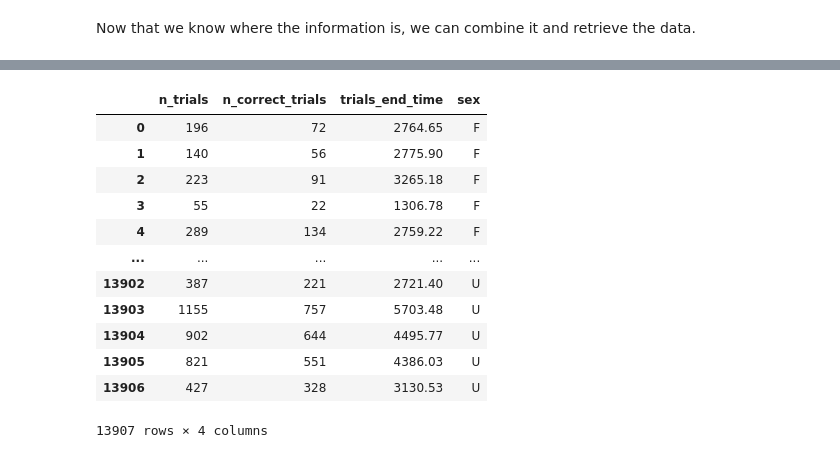
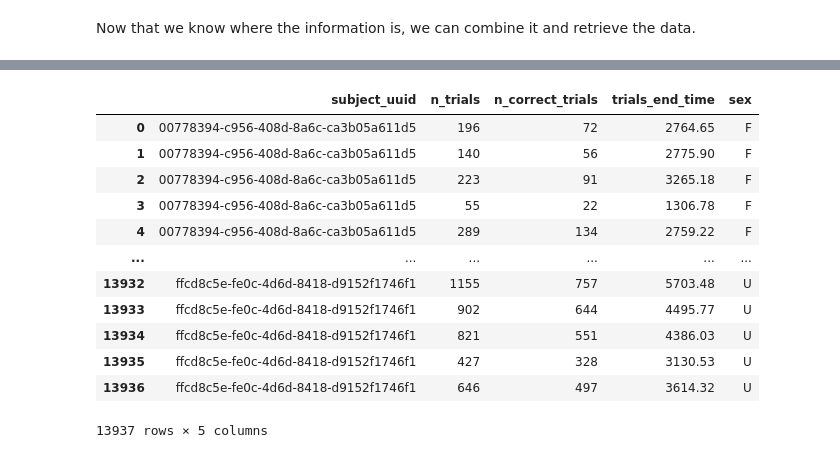
Before and after one commit to cskrasniak/behavior_analysis_demo, a Jupyter notebook: simple_analysis_example.ipynb, the cells around one changed output, grey strips where cells are left out. Cells and saved outputs as stored; diff of their text form; code cells hidden in the pictures.

```diff
--- a/simple_analysis_example.ipynb
+++ b/simple_analysis_example.ipynb
@@ -88,19 +82,20 @@ Total: 13907
 # %%
 ## Fetch the data as a pandas dataframe
-data = data_to_fetch.fetch('n_trials','n_correct_trials','trials_end_time','sex',as_dict=True)
+# There's a lot of extraneous info in there, so we'll only fetch the interesting data types listed below
+data = data_to_fetch.fetch('subject_uuid','n_trials','n_correct_trials','trials_end_time','sex',as_dict=True)
 data = pd.DataFrame(data)
-print(data)
+data
 # %% [output]
-|  | n_trials | n_correct_trials | trials_end_time | sex |
-| 0 | 196 | 72 | 2764.65 | F |
-| 1 | 140 | 56 | 2775.90 | F |
-| 2 | 223 | 91 | 3265.18 | F |
-| 3 | 55 | 22 | 1306.78 | F |
-| 4 | 289 | 134 | 2759.22 | F |
-| ... | ... | ... | ... | ... |
-| 13902 | 387 | 221 | 2721.40 | U |
-| 13903 | 1155 | 757 | 5703.48 | U |
-| 13904 | 902 | 644 | 4495.77 | U |
-| 13905 | 821 | 551 | 4386.03 | U |
-| 13906 | 427 | 328 | 3130.53 | U |
+|  | subject_uuid | n_trials | n_correct_trials | trials_end_time | sex |
+| 0 | 00778394-c956-408d-8a6c-ca3b05a611d5 | 196 | 72 | 2764.65 | F |
+| 1 | 00778394-c956-408d-8a6c-ca3b05a611d5 | 140 | 56 | 2775.90 | F |
+| 2 | 00778394-c956-408d-8a6c-ca3b05a611d5 | 223 | 91 | 3265.18 | F |
+| 3 | 00778394-c956-408d-8a6c-ca3b05a611d5 | 55 | 22 | 1306.78 | F |
+| 4 | 00778394-c956-408d-8a6c-ca3b05a611d5 | 289 | 134 | 2759.22 | F |
+| ... | ... | ... | ... | ... | ... |
+| 13932 | ffcd8c5e-fe0c-4d6d-8418-d9152f1746f1 | 1155 | 757 | 5703.48 | U |
+| 13933 | ffcd8c5e-fe0c-4d6d-8418-d9152f1746f1 | 902 | 644 | 4495.77 | U |
+| 13934 | ffcd8c5e-fe0c-4d6d-8418-d9152f1746f1 | 821 | 551 | 4386.03 | U |
+| 13935 | ffcd8c5e-fe0c-4d6d-8418-d9152f1746f1 | 427 | 328 | 3130.53 | U |
+| 13936 | ffcd8c5e-fe0c-4d6d-8418-d9152f1746f1 | 646 | 497 | 3614.32 | U |
-13907 rows × 4 columns
+13937 rows × 5 columns
```
Also changed, not shown: parts of 28 cells of this notebook.
